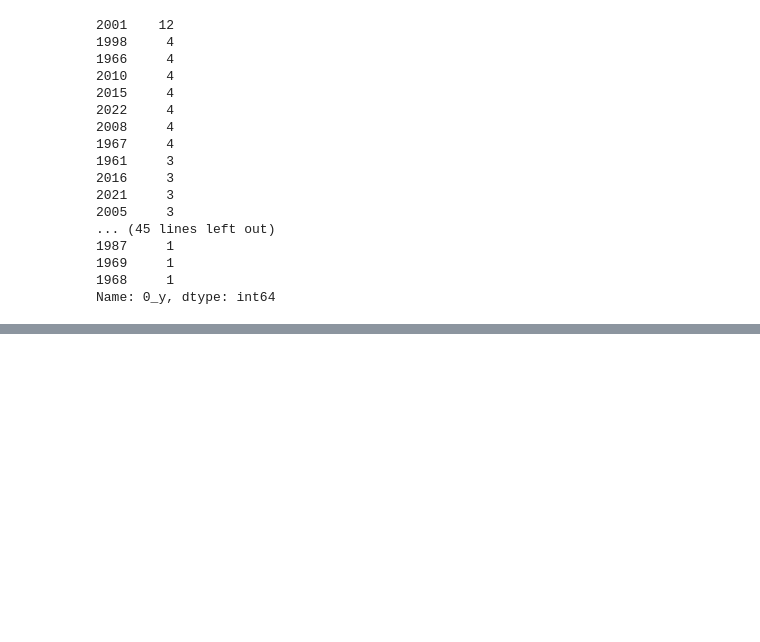
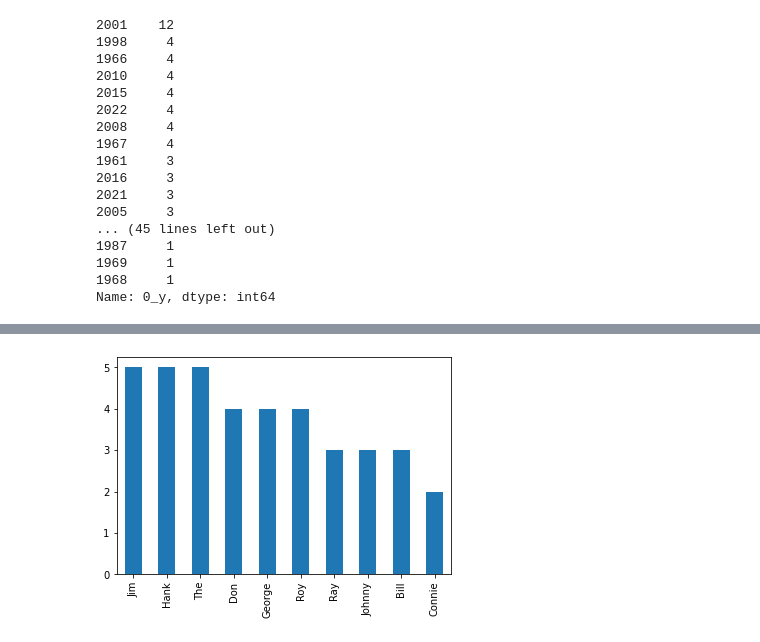
Before and after one commit to Cuiweiyi/web-scraping-country-music-hof-Cuiweiyi, a Jupyter notebook: notebook/Web_scraping_Hall_of_Fame.ipynb, the cells around one changed output, grey strips where cells are left out. Saved outputs shown, nothing was run; the diff lists cells and outputs as text; code cells hidden in the pictures; blank space fills up the shorter version.

```diff
--- a/notebook/Web_scraping_Hall_of_Fame.ipynb
+++ b/notebook/Web_scraping_Hall_of_Fame.ipynb
@@ -289,0 +284,12 @@ ValueError: x and y must have same first dimension, but have shapes (147,) and (
+# %%
+Hall_of_fame.info()
+new = Hall_of_fame["0_x"].str.split(" ", n = 1, expand = True)
+
+# making separate first name column from new data frame
+Hall_of_fame["First_Name"]= new[0]
+
+# making separate last name column from new data frame
+Hall_of_fame["Last_Name"]= new[1]
+
+# Dropping old Name columns
+Hall_of_fame.drop(columns =["0_x"], inplace = True)
@@ -289,0 +315,3 @@ ValueError: x and y must have same first dimension, but have shapes (147,) and (
+# %%
+most_names=Hall_of_fame.First_Name.value_counts()
+most_names
@@ -289,0 +345,4 @@ ValueError: x and y must have same first dimension, but have shapes (147,) and (
+# %%
+most_names.head(10).plot(kind='bar');
+# %% [output]
+[figure, added]
```
Also changed, not shown: parts of 18 cells of this notebook.
